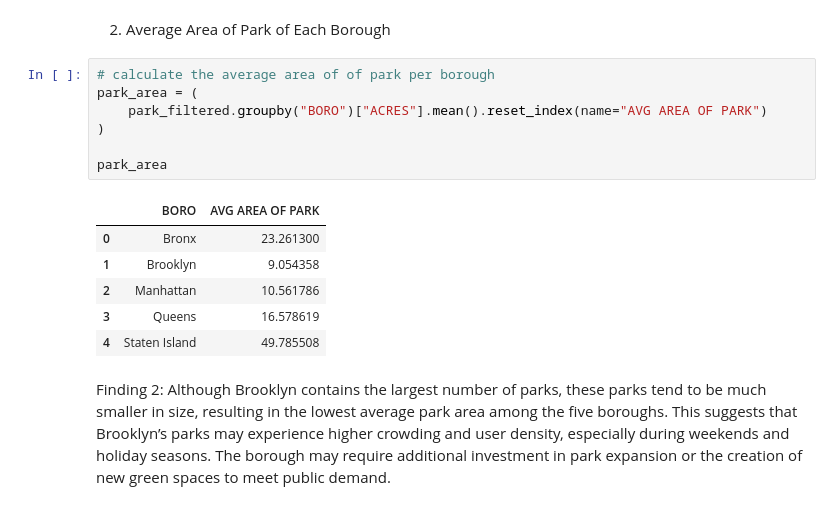
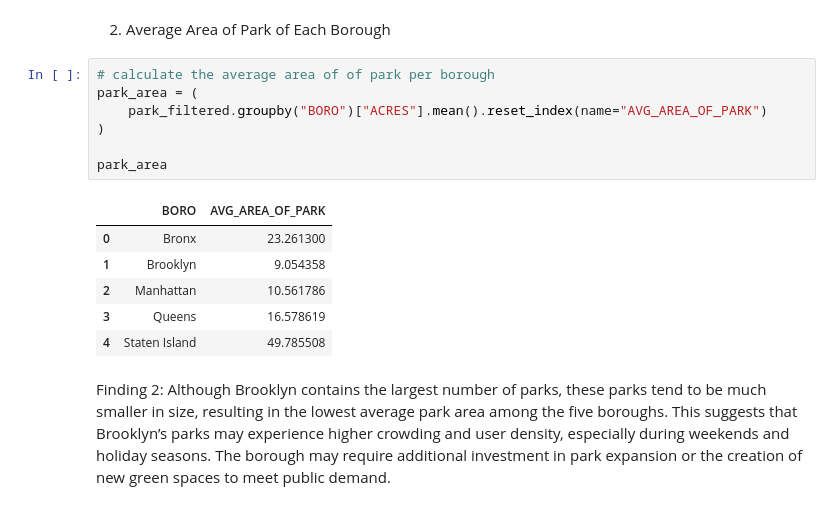
Before and after one commit to meryhotma/meryhotma.github.io, a Jupyter notebook: Project_3.ipynb, the cells around one changed output. Saved outputs shown, nothing was run; the diff lists cells and outputs as text.

```diff
--- a/Project_3.ipynb
+++ b/Project_3.ipynb
@@ -266,12 +274,12 @@ Finding 1 = Brooklyn has the highest number of recreational parks, while Staten
 # %%
 # calculate the average area of of park per borough
 park_area = (
-    park_filtered.groupby("BORO")["ACRES"].mean().reset_index(name="AVG AREA OF PARK")
+    park_filtered.groupby("BORO")["ACRES"].mean().reset_index(name="AVG_AREA_OF_PARK")
 )
 
 park_area
 # %% [output]
-|  | BORO | AVG AREA OF PARK |
+|  | BORO | AVG_AREA_OF_PARK |
 | 0 | Bronx | 23.261300 |
 | 1 | Brooklyn | 9.054358 |
 | 2 | Manhattan | 10.561786 |
```
Also changed, not shown: parts of 22 cells of this notebook.
